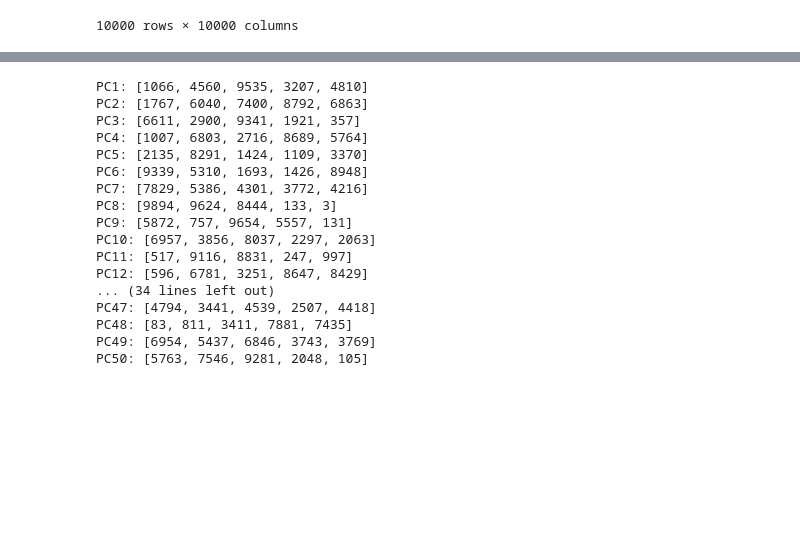
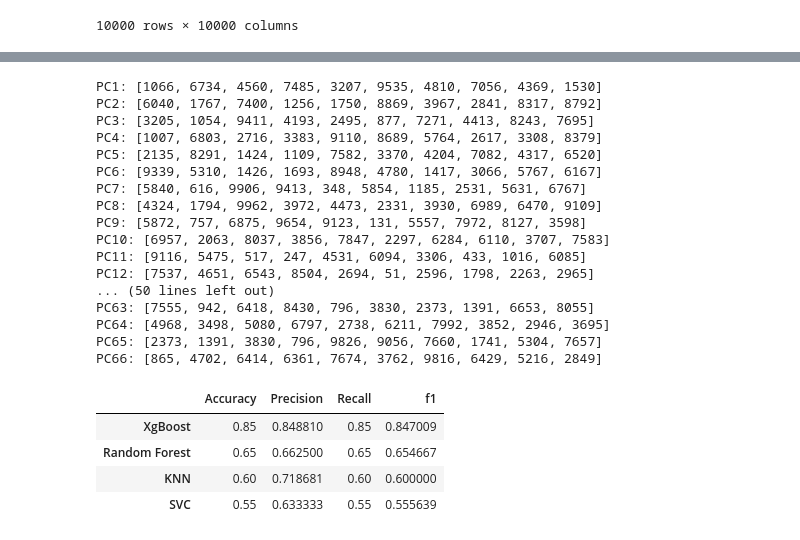
Before and after one commit to subhiksha-kodi/PCA-TASKS---ARCENE-DATASET, a Jupyter notebook: code.ipynb, the cells around one changed output, grey strips where cells are left out. Cells and saved outputs as stored; diff of their text form; code cells hidden in the pictures; blank space fills up the shorter version.

```diff
--- a/code.ipynb
+++ b/code.ipynb
@@ -251 +141,5 @@ x_pca_final=pca_final.fit_transform(x_scaled)
+# %%
+pca=PCA(n_components=n_components)
+x_train_pca=pca.fit_transform(x_train_scaled)
+x_test_pca=pca.transform(x_test_scaled)
 # %%
@@ -260,27 +154,62 @@ Number of PCA components used: 82
 components=pd.DataFrame(pca.components_, columns=x_train.columns)
 
 top_features_per_pc={
-    f"PC{i+1}":row.abs().nlargest(5).index.tolist()
+    f"PC{i+1}":row.abs().nlargest(10).index.tolist()
     for i, row in components.iterrows()
 }
 
 for pc, features in top_features_per_pc.items():
     print(f"{pc}: {features}")
 # %% [output]
-PC1: [1066, 4560, 9535, 3207, 4810]
-PC2: [1767, 6040, 7400, 8792, 6863]
-PC3: [6611, 2900, 9341, 1921, 357]
-PC4: [1007, 6803, 2716, 8689, 5764]
-PC5: [2135, 8291, 1424, 1109, 3370]
-PC6: [9339, 5310, 1693, 1426, 8948]
-PC7: [7829, 5386, 4301, 3772, 4216]
-PC8: [9894, 9624, 8444, 133, 3]
-PC9: [5872, 757, 9654, 5557, 131]
-PC10: [6957, 3856, 8037, 2297, 2063]
-PC11: [517, 9116, 8831, 247, 997]
-PC12: [596, 6781, 3251, 8647, 8429]
-... (34 lines left out)
-PC47: [4794, 3441, 4539, 2507, 4418]
-PC48: [83, 811, 3411, 7881, 7435]
-PC49: [6954, 5437, 6846, 3743, 3769]
-PC50: [5763, 7546, 9281, 2048, 105]
+PC1: [1066, 6734, 4560, 7485, 3207, 9535, 4810, 7056, 4369, 1530]
+PC2: [6040, 1767, 7400, 1256, 1750, 8869, 3967, 2841, 8317, 8792]
+PC3: [3205, 1054, 9411, 4193, 2495, 877, 7271, 4413, 8243, 7695]
+PC4: [1007, 6803, 2716, 3383, 9110, 8689, 5764, 2617, 3308, 8379]
+PC5: [2135, 8291, 1424, 1109, 7582, 3370, 4204, 7082, 4317, 6520]
+PC6: [9339, 5310, 1426, 1693, 8948, 4780, 1417, 3066, 5767, 6167]
+PC7: [5840, 616, 9906, 9413, 348, 5854, 1185, 2531, 5631, 6767]
+PC8: [4324, 1794, 9962, 3972, 4473, 2331, 3930, 6989, 6470, 9109]
+PC9: [5872, 757, 6875, 9654, 9123, 131, 5557, 7972, 8127, 3598]
+PC10: [6957, 2063, 8037, 3856, 7847, 2297, 6284, 6110, 3707, 7583]
+PC11: [9116, 5475, 517, 247, 4531, 6094, 3306, 433, 1016, 6085]
+PC12: [7537, 4651, 6543, 8504, 2694, 51, 2596, 1798, 2263, 2965]
+... (50 lines left out)
+PC63: [7555, 942, 6418, 8430, 796, 3830, 2373, 1391, 6653, 8055]
+PC64: [4968, 3498, 5080, 6797, 2738, 6211, 7992, 3852, 2946, 3695]
+PC65: [2373, 1391, 3830, 796, 9826, 9056, 7660, 1741, 5304, 7657]
+PC66: [865, 4702, 6414, 6361, 7674, 3762, 9816, 6429, 5216, 2849]
+# %%
+from sklearn.svm import SVC
+from sklearn.neighbors import KNeighborsClassifier
+from sklearn.ensemble import RandomForestClassifier
+from xgboost import XGBClassifier
+
+models={
+  'SVC': SVC(),
+  'KNN': KNeighborsClassifier(),
+  'Random Forest': RandomForestClassifier(),
+  'XgBoost': XGBClassifier()
+}
+# %%
+from sklearn.metrics import accuracy_score,precision_score,recall_score,f1_score,confusion_matrix
+
+result={}
+for name,models in models.items():
+  model=models.fit(x_train_pca,y_train)
+  y_pred=model.predict(x_test_pca)
+
+  result[name]={
+    'Accuracy': accuracy_score(y_test,y_pred),
+    'Precision': precision_score(y_test,y_pred,average='weighted'),
+    'Recall': recall_score(y_test,y_pred,average='weighted'),
+    'f1': f1_score(y_test,y_pred,average='weighted')
+  }
+
+result_df=pd.DataFrame(result).T
+result_df.sort_values(by='Accuracy',ascending=False)
+# %% [output]
+|  | Accuracy | Precision | Recall | f1 |
+| XgBoost | 0.85 | 0.848810 | 0.85 | 0.847009 |
+| Random Forest | 0.65 | 0.662500 | 0.65 | 0.654667 |
+| KNN | 0.60 | 0.718681 | 0.60 | 0.600000 |
+| SVC | 0.55 | 0.633333 | 0.55 | 0.555639 |
```
Also changed, not shown: parts of 20 cells of this notebook.
